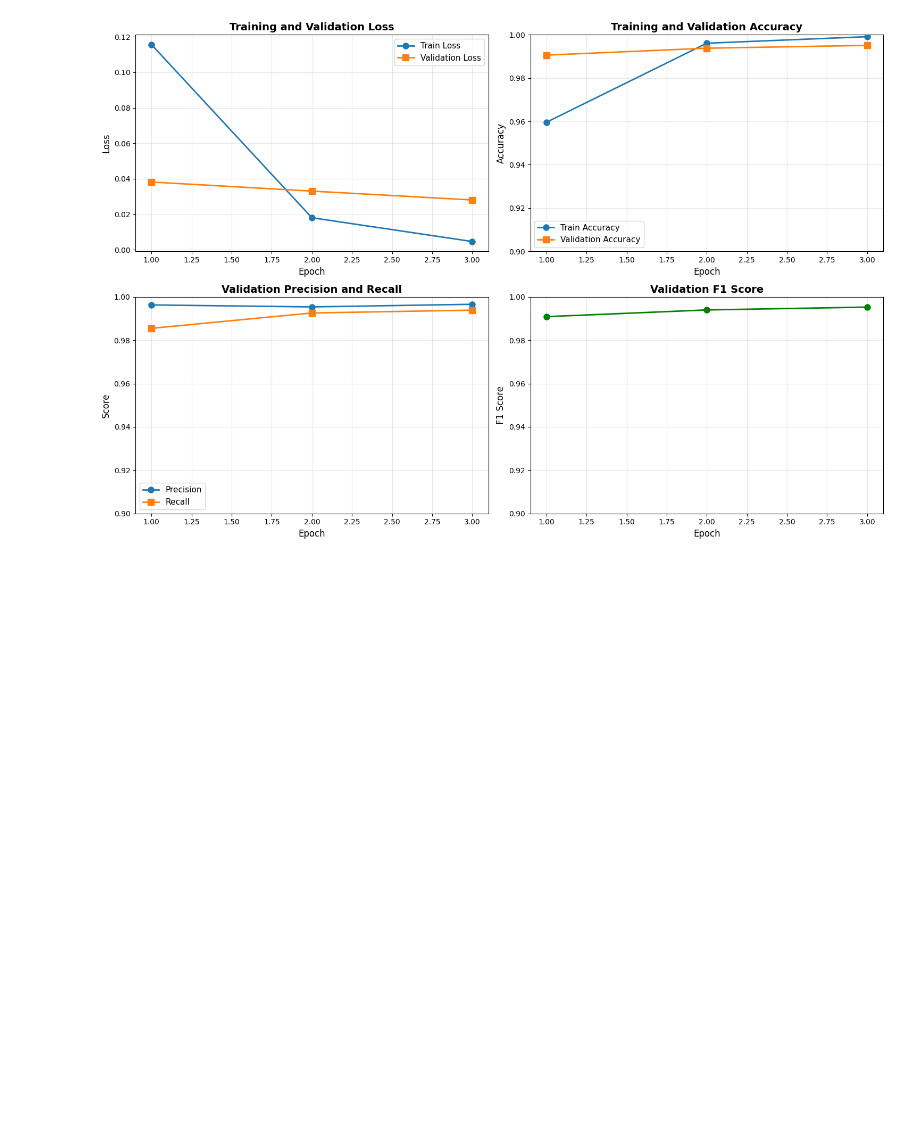
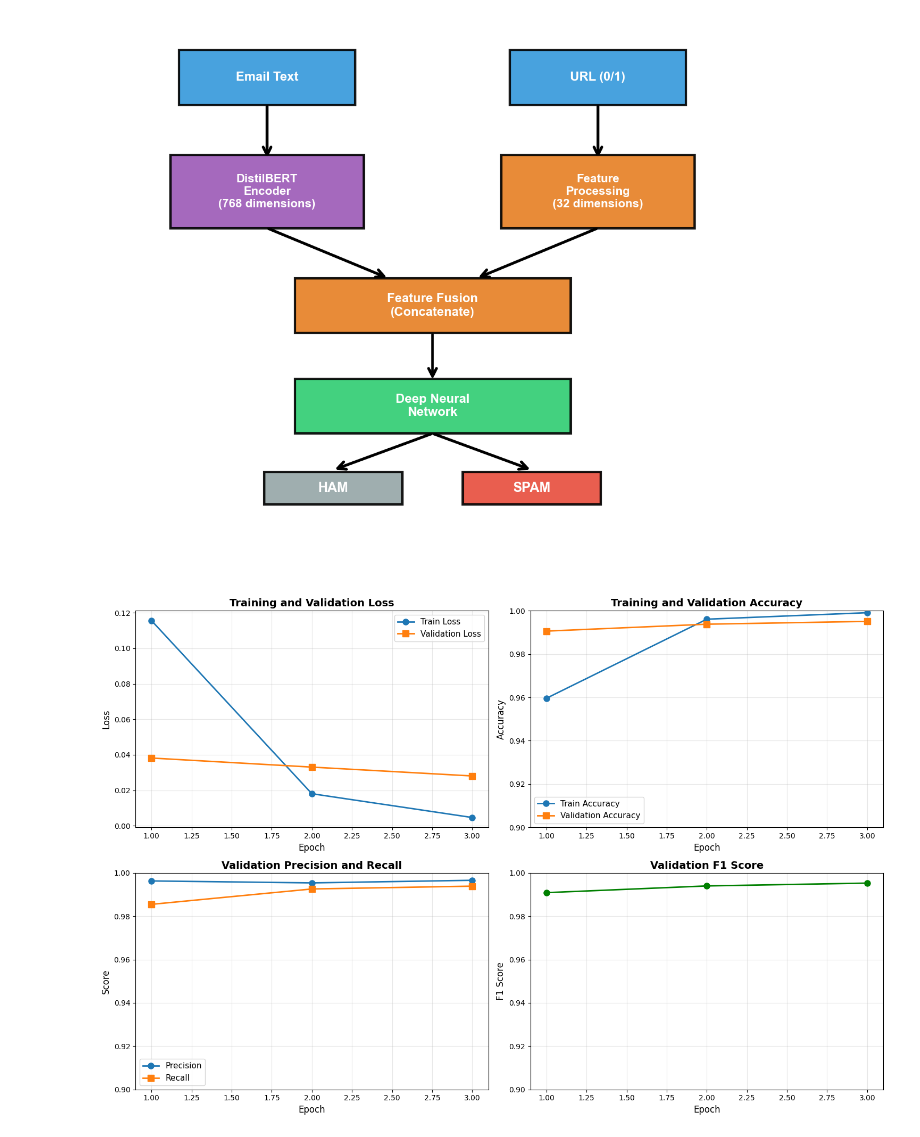
Before and after one commit to ottjb/Cross-Dataset-Generalization-Spam-Detection, a Jupyter notebook: Figures.ipynb, the cells around one changed output. Drawn from its saved outputs; the diff is of its cells as text; code cells hidden in the pictures; blank space fills up the shorter version.

```diff
--- a/Figures.ipynb
+++ b/Figures.ipynb
@@ -15,3 +225,64 @@ plt.rcParams['font.size'] = 12
+# %%
+# Simplified model architecture
+
+def plot_simple_architecture():
+
+    fig, ax = plt.subplots(figsize=(12, 10))
+    ax.set_xlim(0, 12)
+    ax.set_ylim(0, 12)
+    ax.axis('off')
+
+    input_color = '#3498db'
+    transformer_color = '#9b59b6'
+    fusion_color = '#e67e22'
+    classifier_color = '#2ecc71'
+    output_color = '#e74c3c'
+
+    def draw_box(x, y, width, height, text, color, fontsize=14):
+        rect = plt.Rectangle((x-width/2, y-height/2), width, height,
+                             linewidth=3, edgecolor='black',
+                             facecolor=color, alpha=0.9, zorder=2)
+        ax.add_patch(rect)
+        ax.text(x, y, text, ha='center', va='center',
+                fontsize=fontsize, fontweight='bold', color='white', zorder=3)
+
+    def draw_arrow(x1, y1, x2, y2, lw=3.5):
+        ax.annotate('', xy=(x2, y2), xytext=(x1, y1),
+                    arrowprops=dict(arrowstyle='->', lw=lw, color='black',
+                                    mutation_scale=25), zorder=1)
+
+    draw_box(3, 10.8, 3.2, 1.2, 'Email Text', input_color, fontsize=16)
+    draw_box(9, 10.8, 3.2, 1.2, 'URL (0/1)', input_color, fontsize=16)
+
+    draw_arrow(3, 10.2, 3, 9)
+    draw_arrow(9, 10.2, 9, 9)
+
+    draw_box(3, 8.3, 3.5, 1.6, 'DistilBERT\nEncoder\n(768 dimensions)', transformer_color, fontsize=15)
+
+    draw_box(9, 8.3, 3.5, 1.6, 'Feature\nProcessing\n(32 dimensions)', fusion_color, fontsize=15)
+
+    draw_arrow(3, 7.5, 5.2, 6.4)
+    draw_arrow(9, 7.5, 6.8, 6.4)
+
+    draw_box(6, 5.8, 5, 1.2, 'Feature Fusion\n(Concatenate)', fusion_color, fontsize=16)
+
+    draw_arrow(6, 5.2, 6, 4.15)
+
+    draw_box(6, 3.6, 5, 1.2, 'Deep Neural\nNetwork', classifier_color, fontsize=16)
+
+    draw_arrow(6, 3.0, 4.2, 2.2)
+    draw_arrow(6, 3.0, 7.8, 2.2)
+
+    draw_box(4.2, 1.8, 2.5, 0.7, 'HAM', '#95a5a6', fontsize=17)
+    draw_box(7.8, 1.8, 2.5, 0.7, 'SPAM', output_color, fontsize=17)
+
+    plt.tight_layout()
+    plt.savefig('model_architecture_simple.png', dpi=300, bbox_inches='tight', facecolor='white')
+    plt.show()
+
+plot_simple_architecture()
+# %% [output]
+[figure, added]
 # %%
 # Training history
 
```
Also changed, not shown: parts of 4 cells of this notebook, 5 other files.
